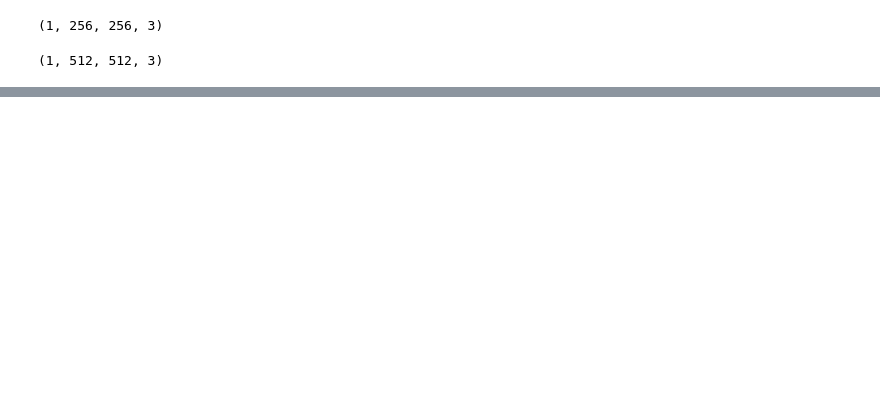
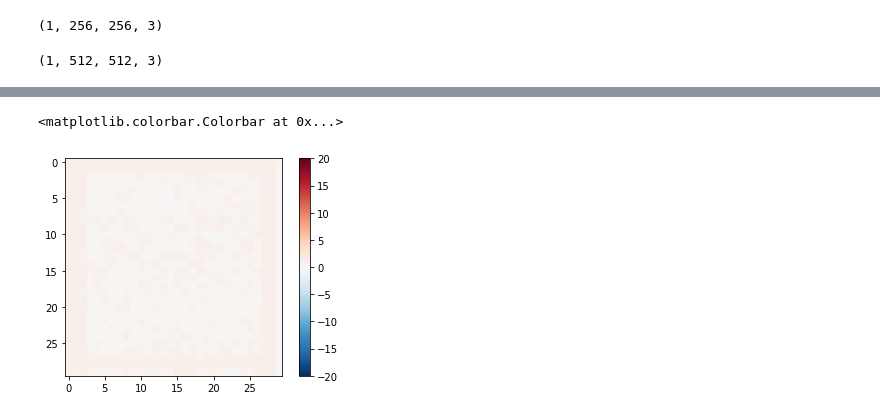
Before and after one commit to ceuity/auto_painter, a Jupyter notebook: auto_painter.ipynb, the cells around one changed output, grey strips where cells are left out. Cells and saved outputs as stored; diff of their text form; code cells hidden in the pictures; blank space fills up the shorter version.

Commit message:
Update: model build

```diff
--- a/auto_painter.ipynb
+++ b/auto_painter.ipynb
@@ -269,0 +276,32 @@ plt.imshow(np.squeeze(gen_output) / 2 + 0.5)
+# %%
+def Discriminator():
+    initializer = tf.random_normal_initializer(0., 0.02)
+
+    inp = tf.keras.Input(shape=[IMG_HEIGHT, IMG_WIDTH, OUTPUT_CHANNELS], name='input_image')
+    tar = tf.keras.Input(shape=[IMG_HEIGHT, IMG_WIDTH, OUTPUT_CHANNELS], name='target_image')
+
+    x = tf.keras.layers.concatenate([inp, tar], axis=3)
+
+    down1 = downsample(64, 4, False)(x)
+    down2 = downsample(128, 4)(down1)
+    down3 = downsample(256, 4)(down2)
+    down4 = downsample(512, 4)(down3)
+
+    zero_pad1 = tf.keras.layers.ZeroPadding2D()(down4)
+    conv1 = tf.keras.layers.Conv2D(512, 4, strides=1,
+                                  kernel_initializer=initializer,
+                                  use_bias=False)(zero_pad1)
+    batchnorm1 = tf.keras.layers.BatchNormalization()(conv1)
+    leaky_relu1 = tf.keras.layers.LeakyReLU()(batchnorm1)
+
+    zero_pad2 = tf.keras.layers.ZeroPadding2D()(leaky_relu1) # (bs, 33, 33, 512)
+    conv2 = tf.keras.layers.Conv2D(1, 4, strides=1,
+                                 kernel_initializer=initializer)(zero_pad2) # (bs, 30, 30, 1)
+    batchnorm2 = tf.keras.layers.BatchNormalization()(conv2)
+    leaky_relu2 = tf.keras.layers.LeakyReLU()(batchnorm2)
+
+    output = tf.keras.layers.Activation('sigmoid')(leaky_relu2)
+
+    return tf.keras.Model(inputs=[inp, tar], outputs=output)
+# %%
+discriminator = Discriminator()
@@ -269,0 +328,7 @@ plt.imshow(np.squeeze(gen_output) / 2 + 0.5)
+# %%
+disc_out = discriminator([tf.expand_dims(sketch, axis=0), gen_output], training=False)
+plt.imshow(disc_out[0, ..., -1], vmin=-20, vmax=20, cmap='RdBu_r')
+plt.colorbar()
+# %% [output]
+<matplotlib.colorbar.Colorbar at 0x...>
+[figure, added]
```
Also changed, not shown: parts of 37 cells of this notebook.
